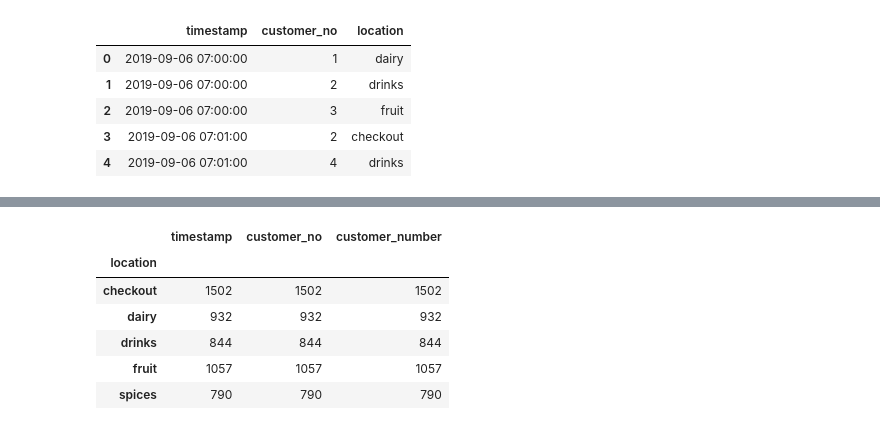
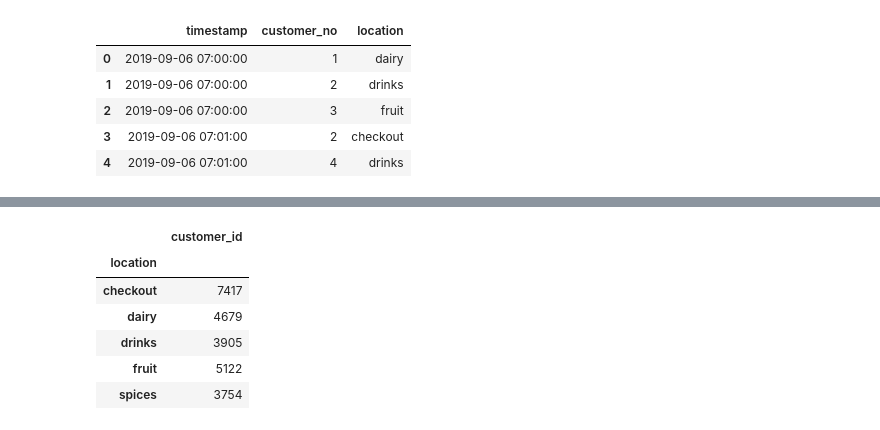
Before and after one commit to VRBysani/WeeK_08_project, a Jupyter notebook: 08_Week_Moh_Hayri_Viswa_Project.ipynb, the cells around one changed output, grey strips where cells are left out. Drawn from its saved outputs; the diff is of its cells as text; code cells hidden in the pictures.

```diff
--- a/08_Week_Moh_Hayri_Viswa_Project.ipynb
+++ b/08_Week_Moh_Hayri_Viswa_Project.ipynb
@@ -67,0 +96,4 @@ friday.head()
+# %%
+thursday.index=pd.to_datetime(thursday.index)
+# %%
+friday.set_index("timestamp", inplace=True)
@@ -67,0 +112,2 @@ friday.head()
+# %%
+all_days=pd.concat([monday,tuesday,wednsday,thursday,friday])
@@ -68,16 +126,16 @@ friday.head()
 # %%
 #Calculate the total number of customers in each section
 # %%
-fri_location=friday.groupby(['location']).count()
+cus_at_each_loction=all_days.groupby(['location']).count()
 # %%
-fri_location
+cus_at_each_loction
 # %% [output]
-|  | timestamp | customer_no | customer_number |
-| location |  |  |  |
-| checkout | 1502 | 1502 | 1502 |
-| dairy | 932 | 932 | 932 |
-| drinks | 844 | 844 | 844 |
-| fruit | 1057 | 1057 | 1057 |
-| spices | 790 | 790 | 790 |
+|  | customer_id |
+| location |  |
+| checkout | 7417 |
+| dairy | 4679 |
+| drinks | 3905 |
+| fruit | 5122 |
+| spices | 3754 |
 # %%
 #Calculate the total number of customers in each section over time
```
Also changed, not shown: parts of 49 cells of this notebook.
